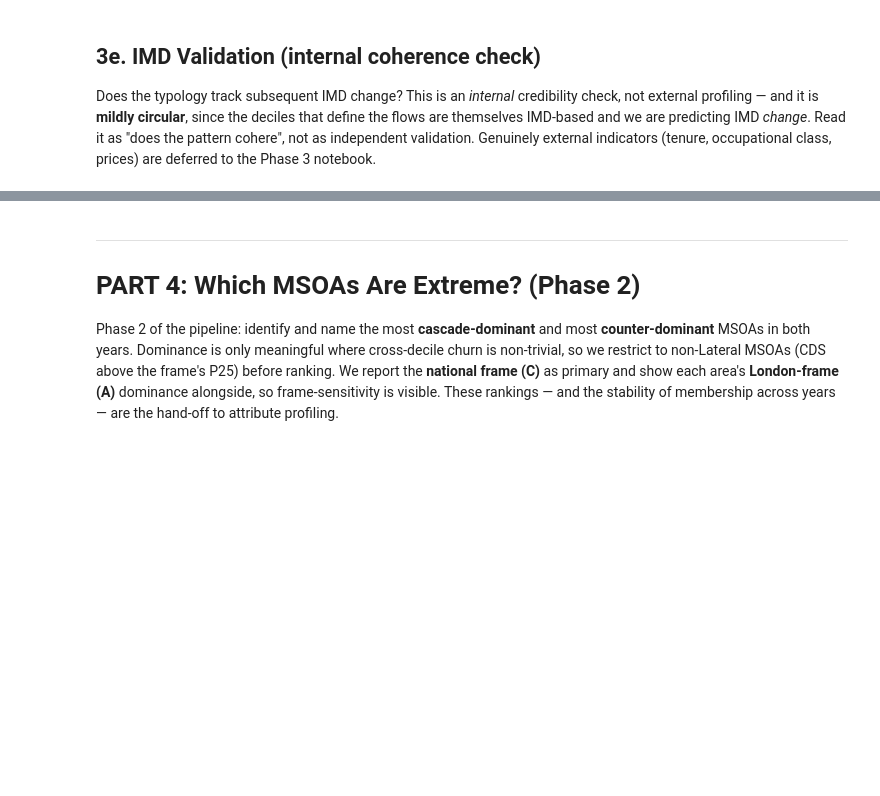
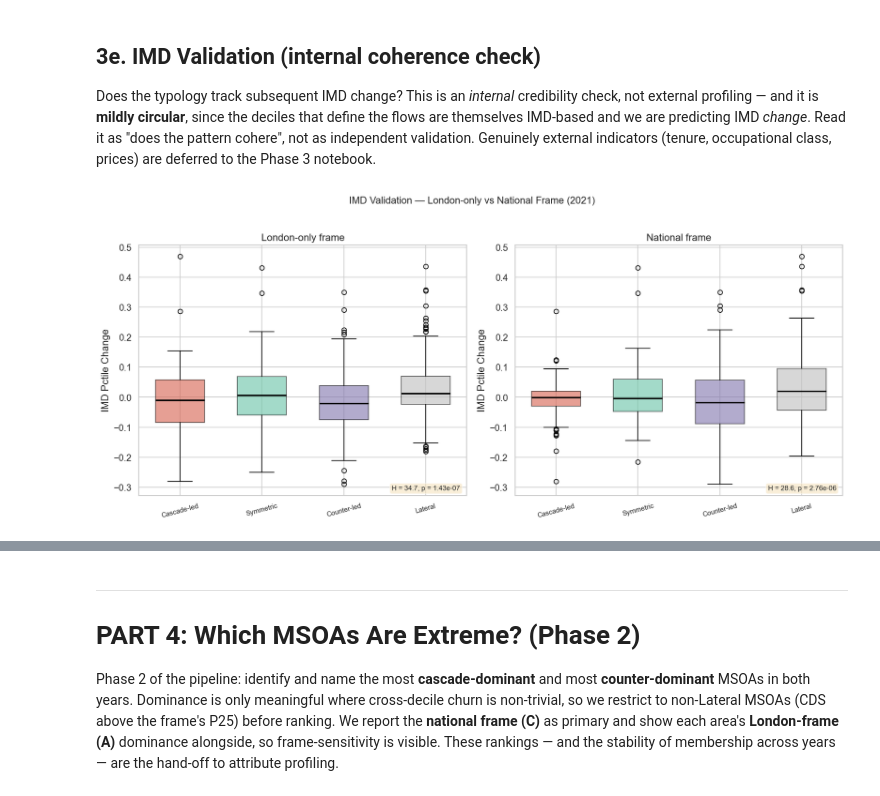
Before and after one commit to yxing82/CASA-Dissertation, a Jupyter notebook: scripts/eda_4_rerun_compare_natioanl_frame_and_london_only__20260625.ipynb, the cells around one changed output, grey strips where cells are left out. Cells and saved outputs as stored; diff of their text form; code cells hidden in the pictures; blank space fills up the shorter version.

```diff
--- a/scripts/eda_4_rerun_compare_natioanl_frame_and_london_only__20260625.ipynb
+++ b/scripts/eda_4_rerun_compare_natioanl_frame_and_london_only__20260625.ipynb
@@ -1568,31 +1651,33 @@ for idx, (typ_col, title) in enumerate([
     (f'Typology_{yr}', 'London-only frame'),
     (f'Typology_nat_{yr}', 'National frame'),
 ]):
     ax = axes[idx]
     data = [df.loc[df[typ_col] == t, 'IMD_Pctile_Change'].dropna().values
             for t in order]
     bp = ax.boxplot(data, positions=range(len(order)), patch_artist=True, widths=0.6)
     for i, box in enumerate(bp['boxes']):
         box.set_facecolor(TYPOLOGY_COLORS[order[i]])
         box.set_alpha(0.6)
     for med in bp['medians']:
         med.set_color('black')
         med.set_linewidth(2)
 
     ax.set_xticklabels(order, fontsize=9, rotation=15)
     ax.set_ylabel('IMD Pctile Change')
     ax.set_title(title)
 
     # Kruskal-Wallis
     valid_data = [g for g in data if len(g) > 0]
     if len(valid_data) > 1:
         kw_stat, kw_p = stats.kruskal(*valid_data)
         ax.annotate(f'H = {kw_stat:.1f}, p = {kw_p:.2e}',
                     xy=(0.98, 0.02), xycoords='axes fraction', ha='right', fontsize=9,
                     bbox=dict(boxstyle='round', facecolor='wheat', alpha=0.5))
 
-fig.suptitle(f'Fig 24: IMD Validation — London-only vs National Frame (20{yr})',
+fig.suptitle(f'IMD Validation — London-only vs National Frame (20{yr})',
              fontsize=13, y=1.02)
 plt.tight_layout()
 plt.savefig(OUTPUT_DIR / f'fig_24_imd_validation_comparison_{yr}.png', dpi=150)
 plt.show()
+# %% [output]
+[figure, added]
```
Also changed, not shown: parts of 22 cells of this notebook, 6 other files.
